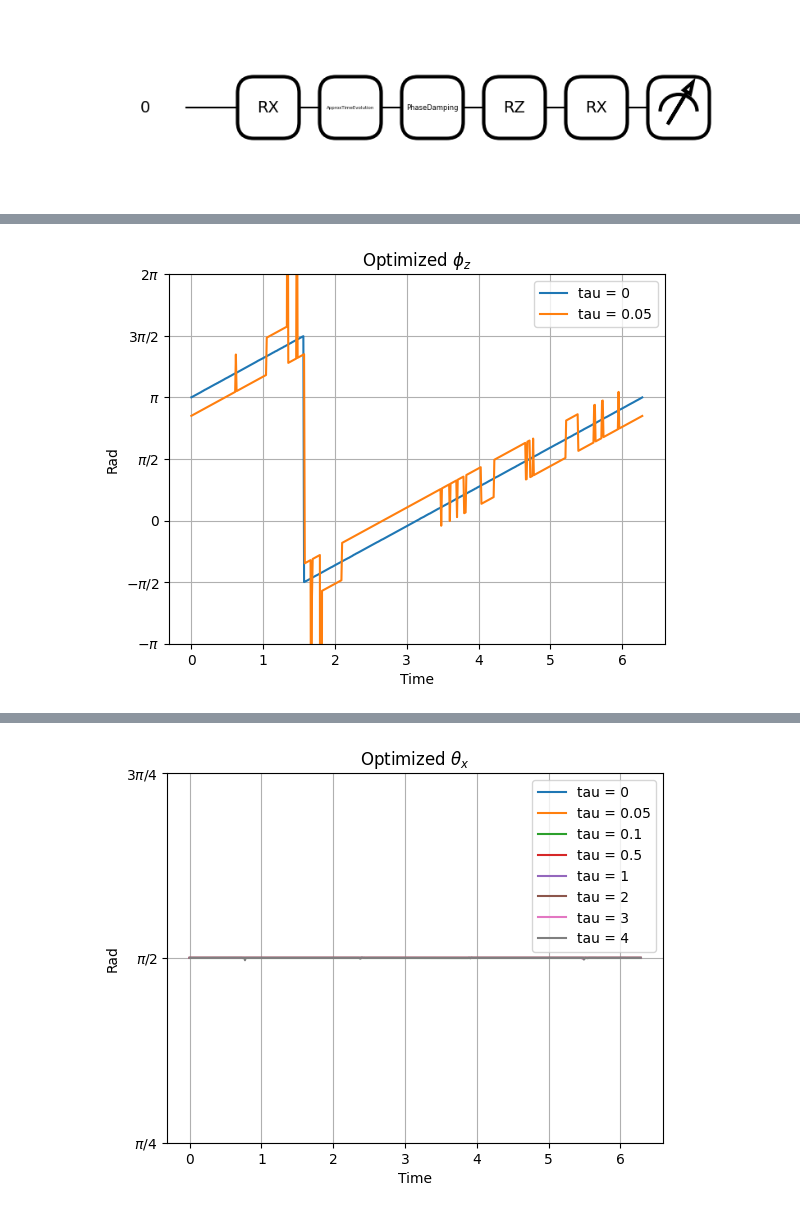
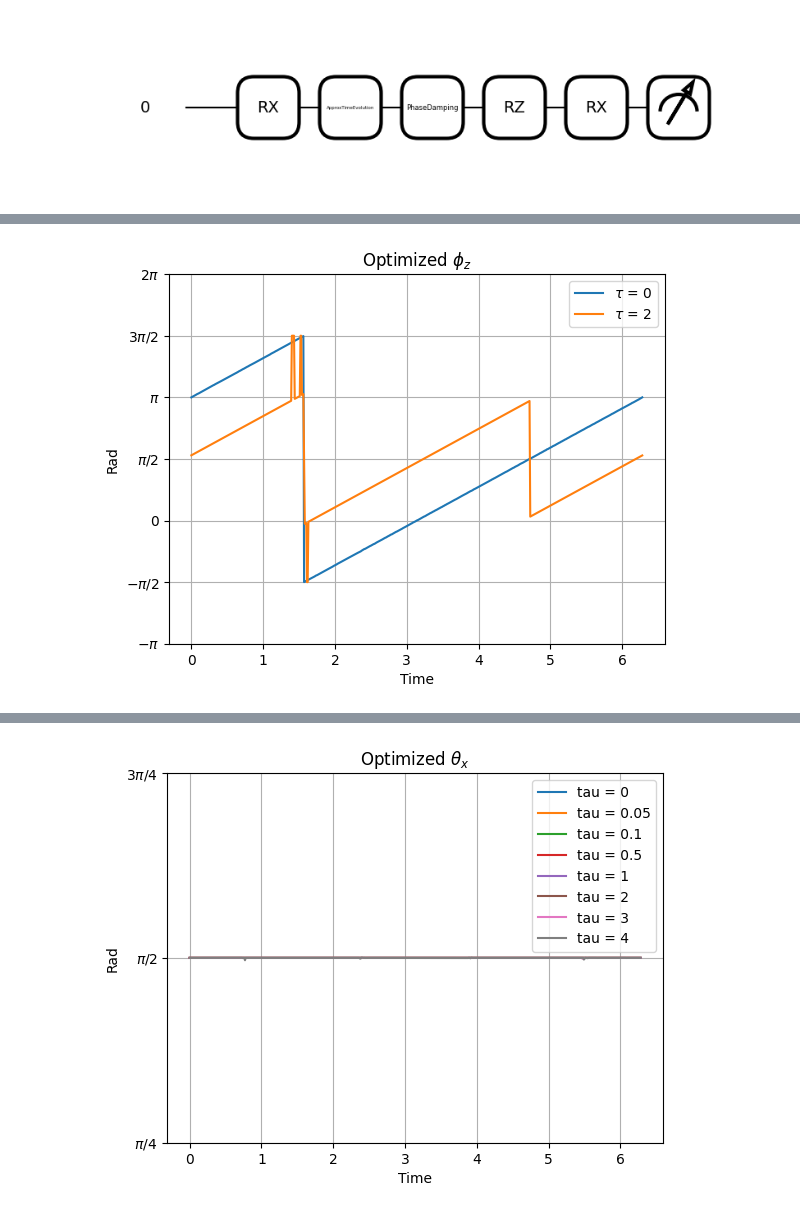
Before and after one commit to iridescent0923/Quantum_Optimization, a Jupyter notebook: Pennylane_Workspace/Metrology/CFI_optimize/Complete/1-qubit/3CMP/Sweeping_tau[ps=0.8].ipynb, the cells around one changed output, grey strips where cells are left out. Cells and saved outputs as stored; diff of their text form; code cells hidden in the pictures.

Commit message:
[1-qubit;ps=8e-1;tau=3,4]

```diff
--- a/Pennylane_Workspace/Metrology/CFI_optimize/Complete/1-qubit/3CMP/Sweeping_tau[ps=0.8].ipynb
+++ b/Pennylane_Workspace/Metrology/CFI_optimize/Complete/1-qubit/3CMP/Sweeping_tau[ps=0.8].ipynb
@@ -43,7 +51,7 @@ def circuit(paras):
     # Set dephase factor
     gamma_dephase_in = Dephase_factor(Tau_global)
 
-    theta_x, phi_z = paras[0], paras[1]
+    theta_x, phi_z = paras
 
     qml.RX(np.pi/2, wires = 0)
     # qml.Hadamard(wires=0)
@@ -77,7 +85,10 @@ def Post_selection_Dephase(phi):
     qml.QubitDensityMatrix(density_matrix, wires = 0)
 
     # Kraus operator for 2*2 matrix
-    K = np.array([ [np.sqrt(1 - Gamma_ps), 0], [0, 1] ])
+    K = np.array([
+        [np.sqrt(1 - Gamma_ps), 0],
+        [0, 1]
+    ])
 
     Numerator = K @ density_matrix @ K.conj().T
     Denominator = np.trace(Numerator)
@@ -269,35 +275,28 @@ def BFGS(Sweep_Data, paras, gamma_ps_select, Iterations):
 tau_plot = 0, 5e-2, 1e-1, 5e-1, 1, 2, 3, 4
 
 # tau_plot =  3, 4
-Sweep_data = np_.array([0, np.pi * 2,  1e-2])  #1e-2 ~ (4pi + 1e-2)
-
+Sweep_data = np_.array([0, np.pi*2,  1e-2])  #1e-2 ~ (4pi + 1e-2)
 Sweep_data_arange = np_.arange(Sweep_data[0], Sweep_data[1], Sweep_data[2])
 
 Para_store = np.zeros((len(tau_plot), len(Sweep_data_arange), 2))
 
-for i in range(len(tau_plot)):
-    Tau_global = tau_plot[i]
+for idx,tau in enumerate(tau_plot):
+    Tau_global = tau
 
     Paras_init = np.zeros(2)
-    Paras_init[:2] = (1*np.pi) / 2
+    Paras_init[:2] = (1*np.pi)/2
 
     Gamma_ps_preset = 8e-1
     Set_Iterations = 1
 
-    Optimized_Result = BFGS(
-        Sweep_data,
-        Paras_init,
-        Gamma_ps_preset,
-        Set_Iterations
-        )
+    Optimized_Result = BFGS(Sweep_data, Paras_init, Gamma_ps_preset, Set_Iterations)
 
-    Para_store[i][:, 0] = Optimized_Result[1][:,2]
-    Para_store[i][:, 1] = Optimized_Result[1][:,3]
+    Para_store[idx][:, 0] = Optimized_Result[Set_Iterations][:,DataIndex.THETA_X.value]
+    Para_store[idx][:, 1] = Optimized_Result[Set_Iterations][:,DataIndex.PHI_Z.value]
 
-    # plt.plot(Sweep_data_arange, Optimized_Result[0][:, 1], label = f'Before_tau = {tau_plot[i]}')
-    plt.plot(Sweep_data_arange, Optimized_Result[1][:, 1], label = f'$\\tau$ = {tau_plot[i]}')
-    plt.title(f'[1-qubit] AFter BFGS_Without post-selection')
+    plt.plot(Sweep_data_arange, Optimized_Result[1][:, DataIndex.CFI.value], label = f'$\\tau$ = {tau_plot[idx]}')
 
+plt.title(f'[1-qubit] AFter BFGS_Without post-selection')
 plt.xlabel('Time')
 plt.ylabel('CFI')
 plt.grid()
@@ -325,23 +326,23 @@ plt.show()
 # %%
 slice = int(len(Sweep_data_arange) / 1)
-tau = 0, 1, 7
+tau = 0, 5, 7
 plt.plot(Sweep_data_arange[:slice], Para_store[tau[0]][:slice, 1], label = f'$\\tau$ = {tau_plot[tau[0]]}')
 plt.plot(Sweep_data_arange[:slice], Para_store[tau[1]][:slice, 1], label = f'$\\tau$ = {tau_plot[tau[1]]}')
 # plt.plot(Sweep_data_arange[:slice], Para_store[tau[2]][:slice, 1], label = f'tau = {tau_plot[tau[2]]}')
 
 # Set the yticks to be at -2π, -π, 0, π, and 2π
 plt.yticks([-np.pi, -np.pi/2, 0, np.pi/2, np.pi, (3*np.pi)/2, 2*np.pi], ['$-\pi$', '$-\pi/2$', '0', '$\pi/2$', '$\pi$', '$3\pi/2$', '$2\pi$'])
 
 plt.ylim(-1*np.pi, 2*np.pi)
 
 plt.title(f'Optimized $\\phi_{{z}}$')
 plt.xlabel('Time')
 plt.ylabel('Rad')
 plt.grid()
 plt.legend()
 
 plt.show()
 # %% [output]
-[figure, old version]
+[figure, new version]
 # %%
 tau_control = 1
```
Also changed, not shown: parts of 10 cells of this notebook, 6 other files.
